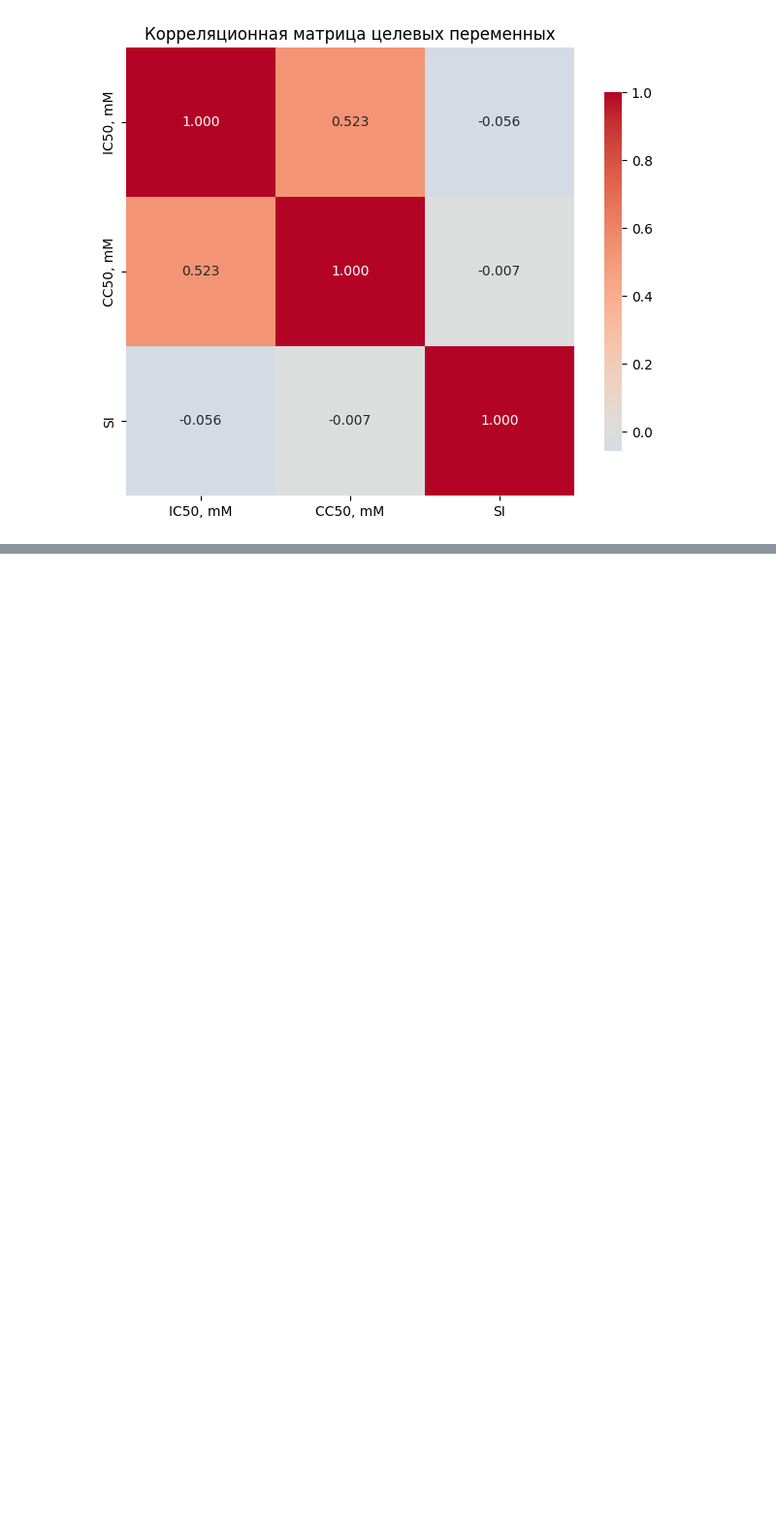
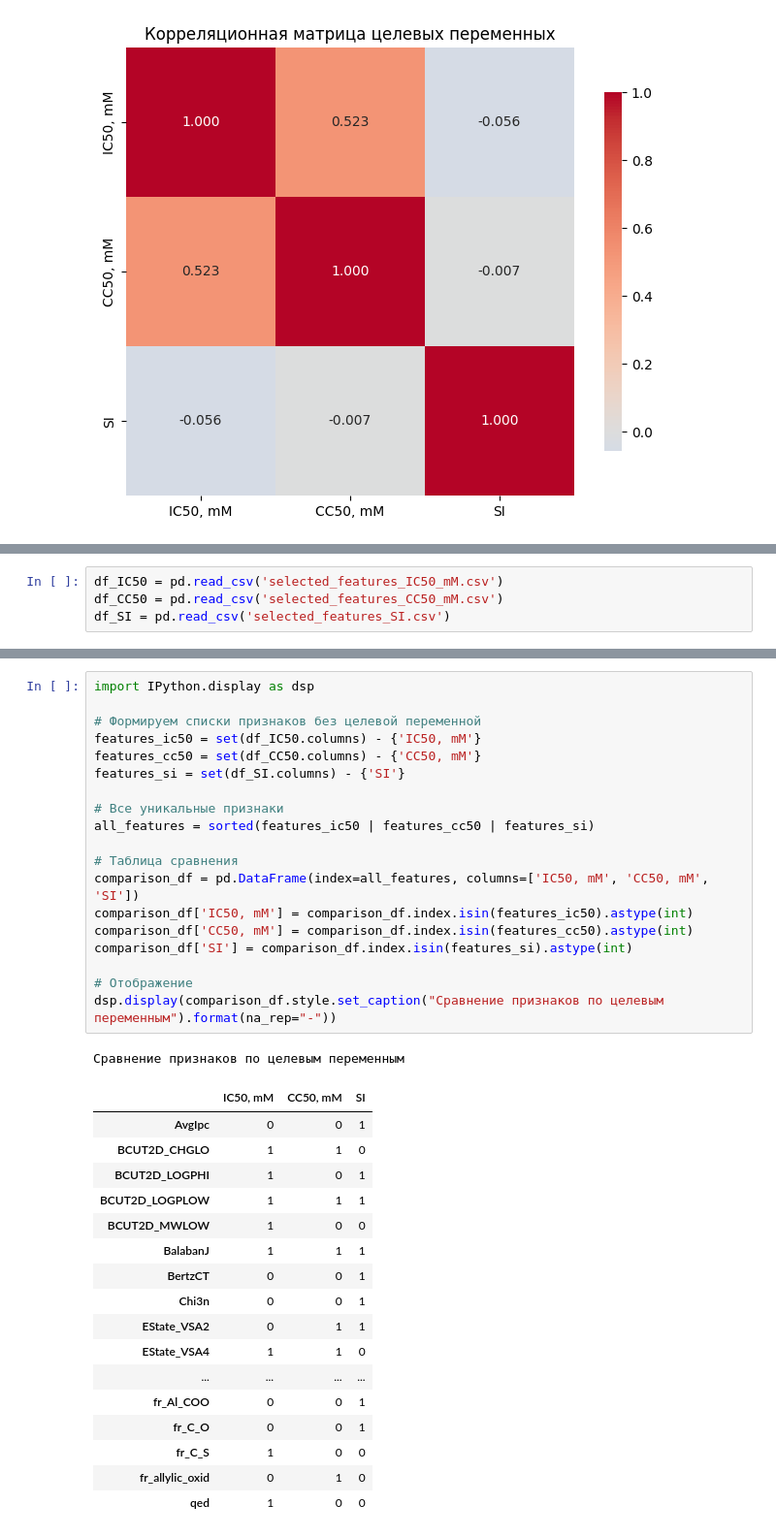
Before and after one commit to schwarzRabe/drug_activity_prediction, a Jupyter notebook: notebooks/01_eda.ipynb, the cells around one changed output, grey strips where cells are left out. Shown: that part at 97% size. Saved outputs shown, nothing was run; the diff lists cells and outputs as text; blank space fills up the shorter version.

```diff
--- a/notebooks/01_eda.ipynb
+++ b/notebooks/01_eda.ipynb
@@ -415,0 +467,4 @@ print("\n✓ Обработанные данные сохранены в '../res
+# %%
+df_IC50 = pd.read_csv('selected_features_IC50_mM.csv')
+df_CC50 = pd.read_csv('selected_features_CC50_mM.csv')
+df_SI = pd.read_csv('selected_features_SI.csv')
@@ -415,0 +540,38 @@ print("\n✓ Обработанные данные сохранены в '../res
+# %%
+import IPython.display as dsp
+
+# Формируем списки признаков без целевой переменной
+features_ic50 = set(df_IC50.columns) - {'IC50, mM'}
+features_cc50 = set(df_CC50.columns) - {'CC50, mM'}
+features_si = set(df_SI.columns) - {'SI'}
+
+# Все уникальные признаки
+all_features = sorted(features_ic50 | features_cc50 | features_si)
+
+# Таблица сравнения
+comparison_df = pd.DataFrame(index=all_features, columns=['IC50, mM', 'CC50, mM', 'SI'])
+comparison_df['IC50, mM'] = comparison_df.index.isin(features_ic50).astype(int)
+comparison_df['CC50, mM'] = comparison_df.index.isin(features_cc50).astype(int)
+comparison_df['SI'] = comparison_df.index.isin(features_si).astype(int)
+
+# Отображение
+dsp.display(comparison_df.style.set_caption("Сравнение признаков по целевым переменным").format(na_rep="-"))
+# %% [output]
+Сравнение признаков по целевым переменным
+|  | IC50, mM | CC50, mM | SI |
+| AvgIpc | 0 | 0 | 1 |
+| BCUT2D_CHGLO | 1 | 1 | 0 |
+| BCUT2D_LOGPHI | 1 | 0 | 1 |
+| BCUT2D_LOGPLOW | 1 | 1 | 1 |
+| BCUT2D_MWLOW | 1 | 0 | 0 |
+| BalabanJ | 1 | 1 | 1 |
+| BertzCT | 0 | 0 | 1 |
+| Chi3n | 0 | 0 | 1 |
+| EState_VSA2 | 0 | 1 | 1 |
+| EState_VSA4 | 1 | 1 | 0 |
+| ... | ... | ... | ... |
+| fr_Al_COO | 0 | 0 | 1 |
+| fr_C_O | 0 | 0 | 1 |
+| fr_C_S | 1 | 0 | 0 |
+| fr_allylic_oxid | 0 | 1 | 0 |
+| qed | 1 | 0 | 0 |
```
Also changed, not shown: parts of 21 cells of this notebook.
